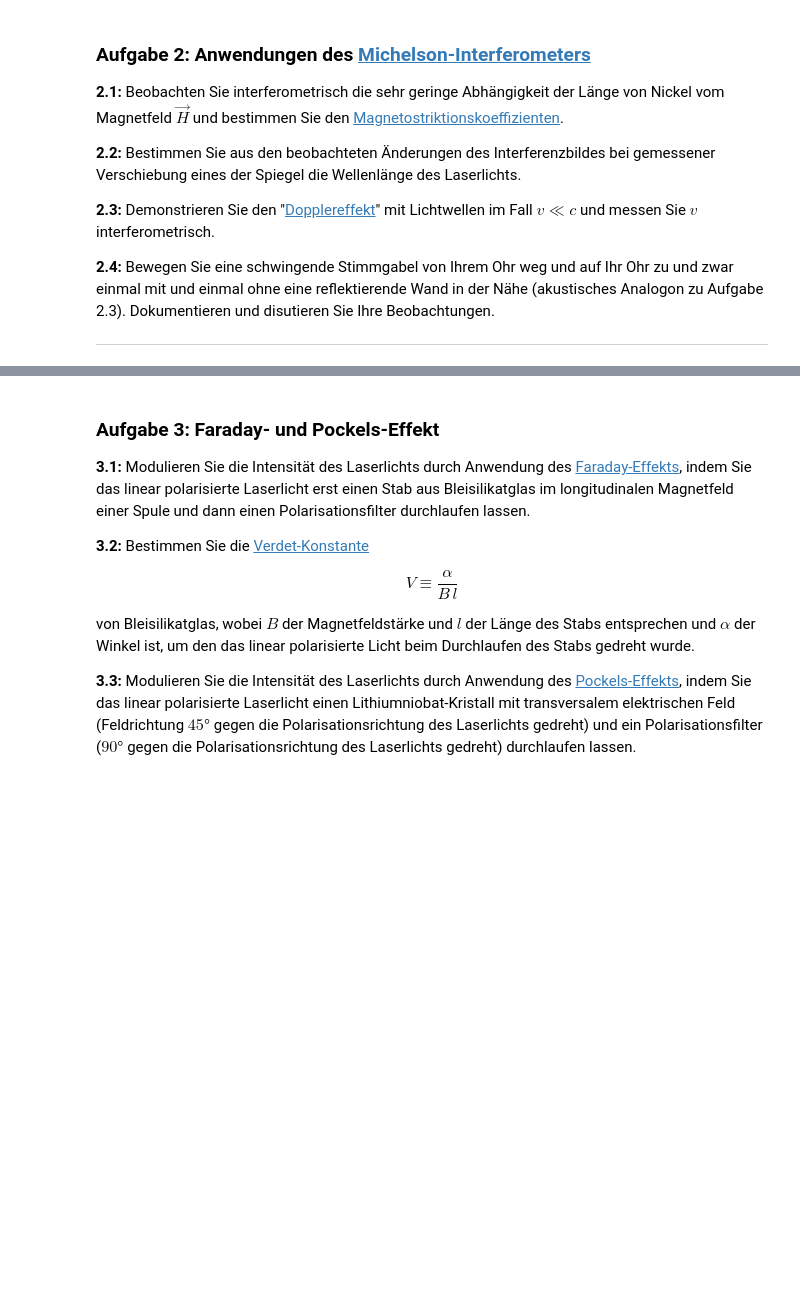
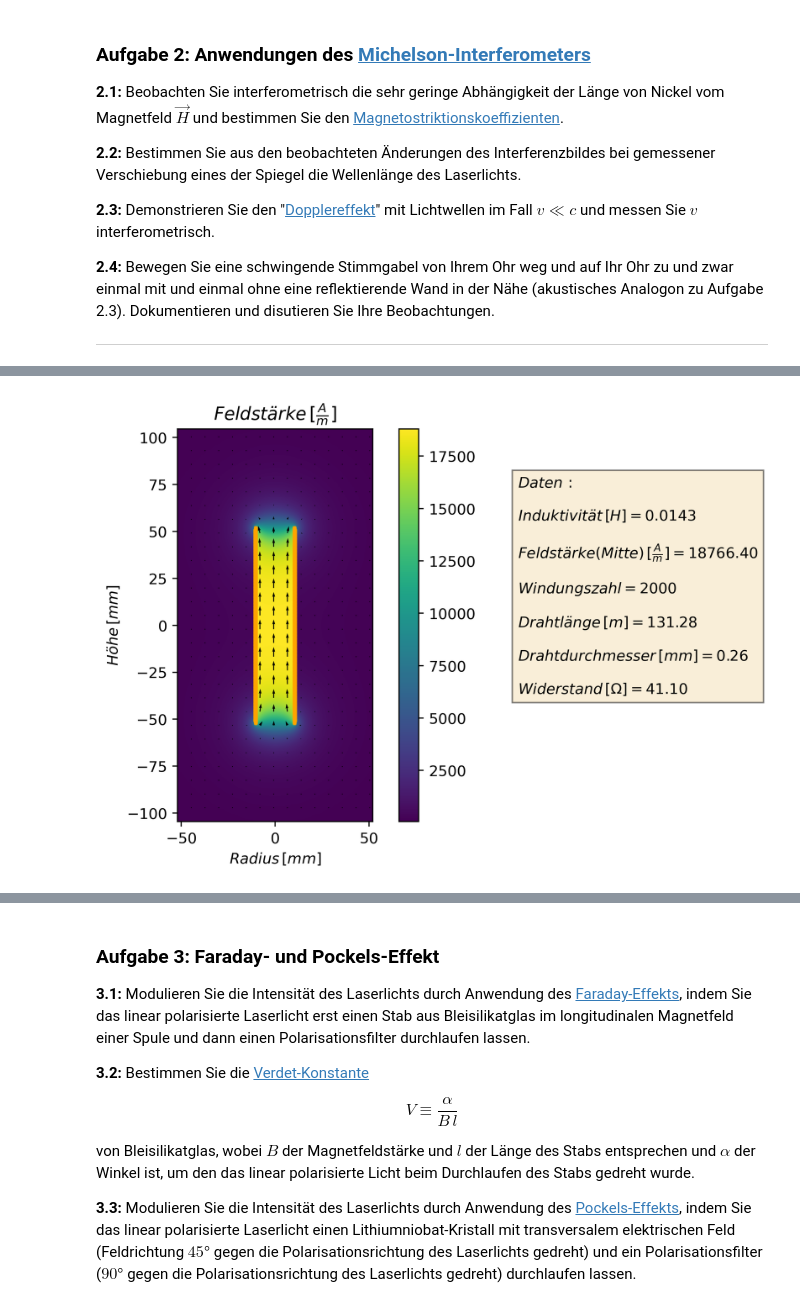
Before and after one commit to HerbertderGrosse/P2-sose-2024, a Jupyter notebook: Laser_Optik_Teil_B/Laser-Optik_Teil_B.ipynb, the cells around one changed output, grey strips where cells are left out. Drawn from its saved outputs; the diff is of its cells as text; code cells hidden in the pictures; blank space fills up the shorter version.

```diff
--- a/Laser_Optik_Teil_B/Laser-Optik_Teil_B.ipynb
+++ b/Laser_Optik_Teil_B/Laser-Optik_Teil_B.ipynb
@@ -197,0 +214,8 @@ jonahsmikros = [40.0,45.38,49.81,53.95,58.38,62.21,66.47,70.73]
+# %%
+from tools.CoilCalc import Spule
+l = 0.105 #Länge in Meter
+n = 2000 #Windungen der Spule
+s = Spule(n,l,0.02,0.0226)
+s.plot()
+# %% [output]
+[figure, added]
```
Also changed, not shown: parts of 29 cells of this notebook, 3 other files.
